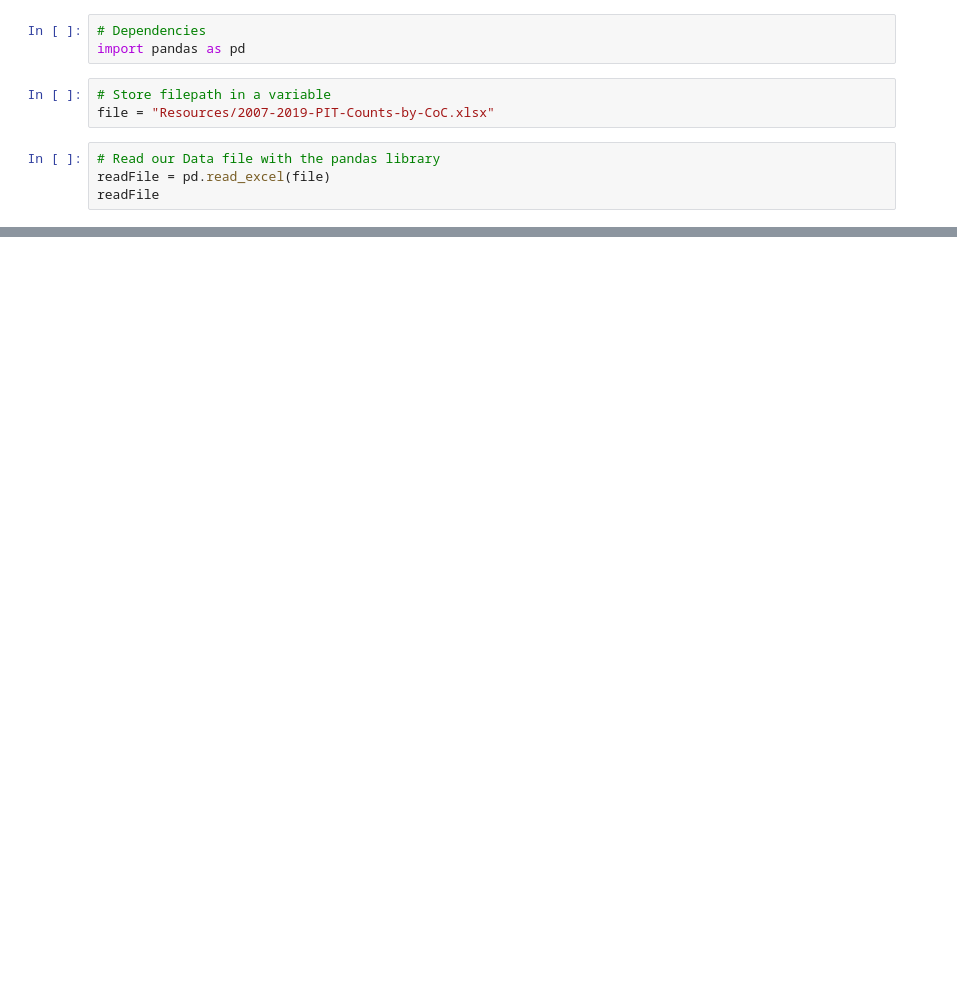
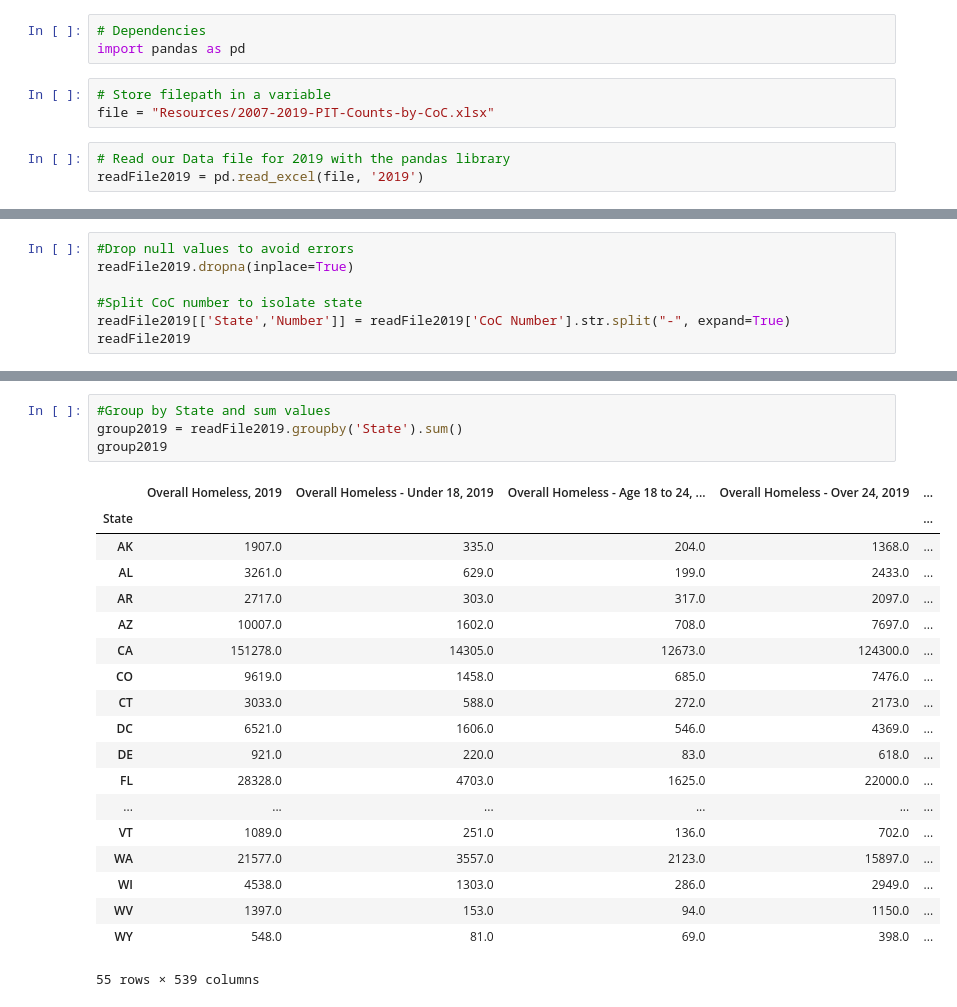
Before and after one commit to Rshn8411/ETL_project, a Jupyter notebook: Cleaning 2007-2019-PIT-Counts-by-CoC.ipynb, the cells around one changed output, grey strips where cells are left out. Drawn from its saved outputs; the diff is of its cells as text; blank space fills up the shorter version.

```diff
--- a/Cleaning 2007-2019-PIT-Counts-by-CoC.ipynb
+++ b/Cleaning 2007-2019-PIT-Counts-by-CoC.ipynb
@@ -5,6 +5,5 @@ import pandas as pd
 # Store filepath in a variable
 file = "Resources/2007-2019-PIT-Counts-by-CoC.xlsx"
 # %%
-# Read our Data file with the pandas library
-readFile = pd.read_excel(file)
-readFile
+# Read our Data file for 2019 with the pandas library
+readFile2019 = pd.read_excel(file, '2019')
@@ -24,0 +10,7 @@ readFile
+# %%
+#Drop null values to avoid errors
+readFile2019.dropna(inplace=True)
+
+#Split CoC number to isolate state
+readFile2019[['State','Number']] = readFile2019['CoC Number'].str.split("-", expand=True)
+readFile2019
@@ -25,2 +31,26 @@ readFile
+# %%
+#Group by State and sum values
+group2019 = readFile2019.groupby('State').sum()
+group2019
+# %% [output]
+|  | Overall Homeless, 2019 | Overall Homeless - Under 18, 2019 | Overall Homeless - Age 18 to 24, ... | Overall Homeless - Over 24, 2019 | ... |
+| State |  |  |  |  | ... |
+| AK | 1907.0 | 335.0 | 204.0 | 1368.0 | ... |
+| AL | 3261.0 | 629.0 | 199.0 | 2433.0 | ... |
+| AR | 2717.0 | 303.0 | 317.0 | 2097.0 | ... |
+| AZ | 10007.0 | 1602.0 | 708.0 | 7697.0 | ... |
+| CA | 151278.0 | 14305.0 | 12673.0 | 124300.0 | ... |
+| CO | 9619.0 | 1458.0 | 685.0 | 7476.0 | ... |
+| CT | 3033.0 | 588.0 | 272.0 | 2173.0 | ... |
+| DC | 6521.0 | 1606.0 | 546.0 | 4369.0 | ... |
+| DE | 921.0 | 220.0 | 83.0 | 618.0 | ... |
+| FL | 28328.0 | 4703.0 | 1625.0 | 22000.0 | ... |
+| ... | ... | ... | ... | ... | ... |
+| VT | 1089.0 | 251.0 | 136.0 | 702.0 | ... |
+| WA | 21577.0 | 3557.0 | 2123.0 | 15897.0 | ... |
+| WI | 4538.0 | 1303.0 | 286.0 | 2949.0 | ... |
+| WV | 1397.0 | 153.0 | 94.0 | 1150.0 | ... |
+| WY | 548.0 | 81.0 | 69.0 | 398.0 | ... |
+55 rows × 539 columns
 # %%
 #Print all column names
```
Also changed, not shown: parts of 19 cells of this notebook.
